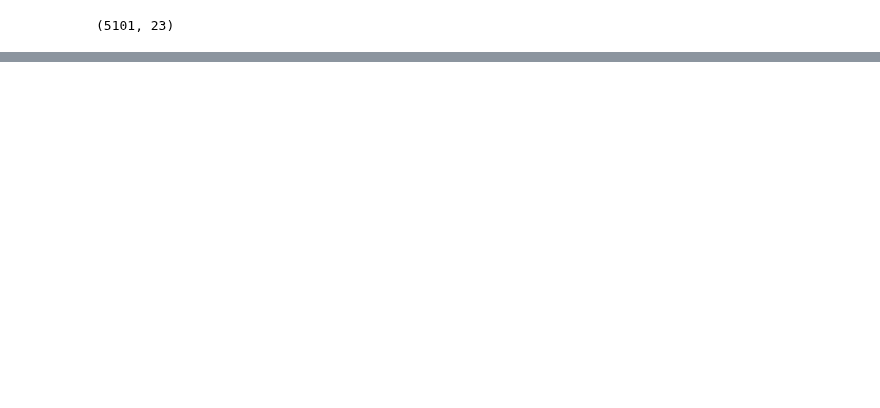
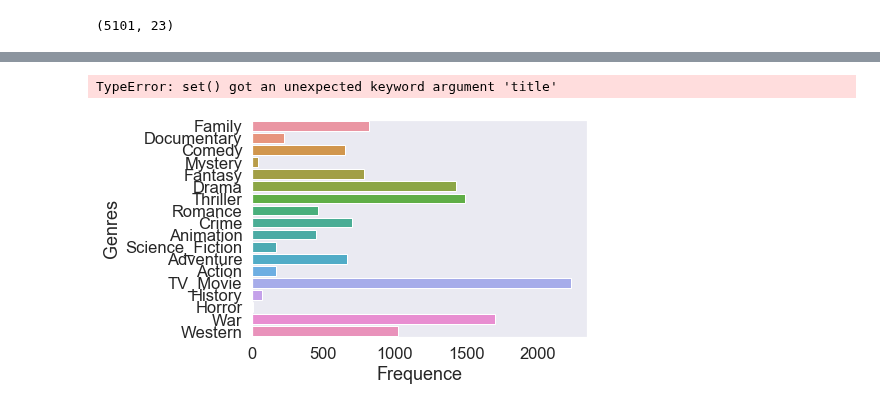
Before and after one commit to adinas94/Phase-1-Microsoft-Movies, a Jupyter notebook: Data Cleaning Notebook for project WIP.ipynb, the cells around one changed output, grey strips where cells are left out. Cells and saved outputs as stored; diff of their text form; code cells hidden in the pictures; blank space fills up the shorter version.

```diff
--- a/Data Cleaning Notebook for project WIP.ipynb
+++ b/Data Cleaning Notebook for project WIP.ipynb
@@ -716,5 +720,4 @@ import plotly.express as px
 # %%
-#make a graph
-graph = px.bar(final_revenue, x="Frequence", y="Genres", orientation='h',title='Correlation Between Genres and Top Popularity 5000 Movies')
-graph.show()
+sns.barplot(data=final_revenue, x="Frequence", y="Genres")
+sns.set(title='Correlation Between Genres and Top Popularity 5000 Movies')
 # %% [output]
@@ -722,0 +724,2 @@ graph.show()
+TypeError: set() got an unexpected keyword argument 'title'
+[figure, added]
```
Also changed, not shown: parts of 12 cells of this notebook.
